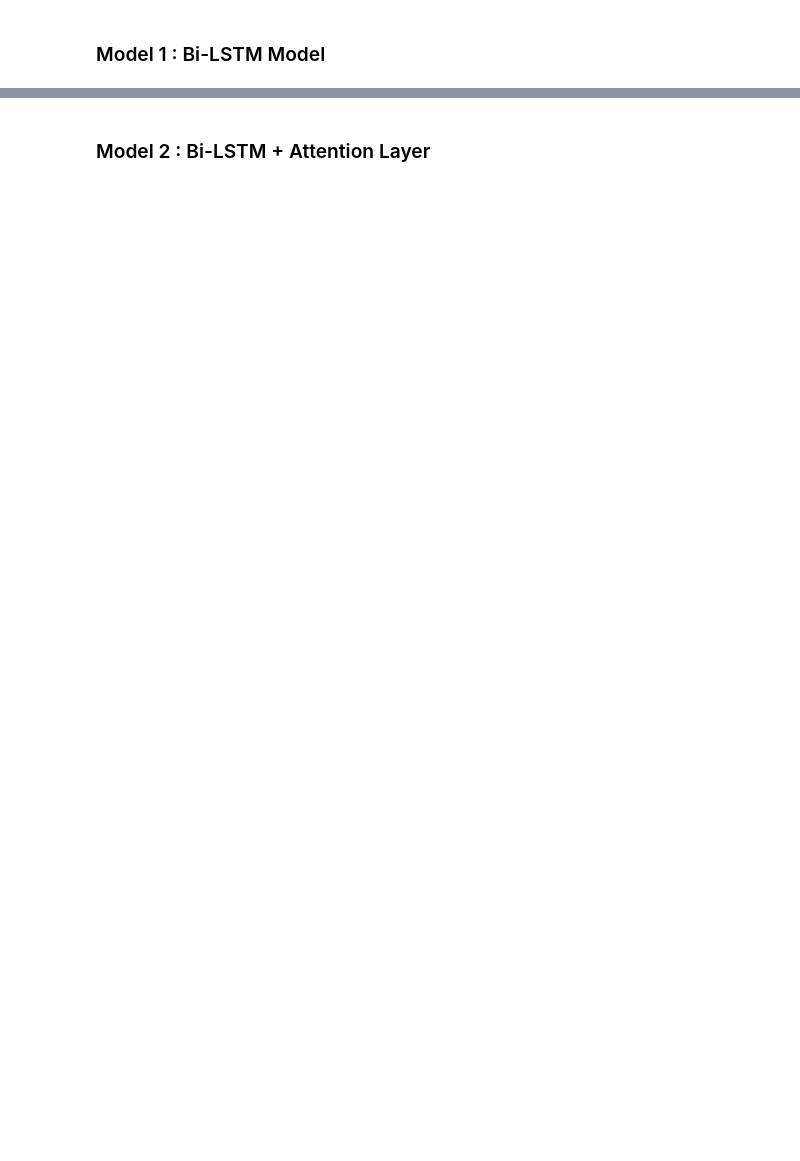
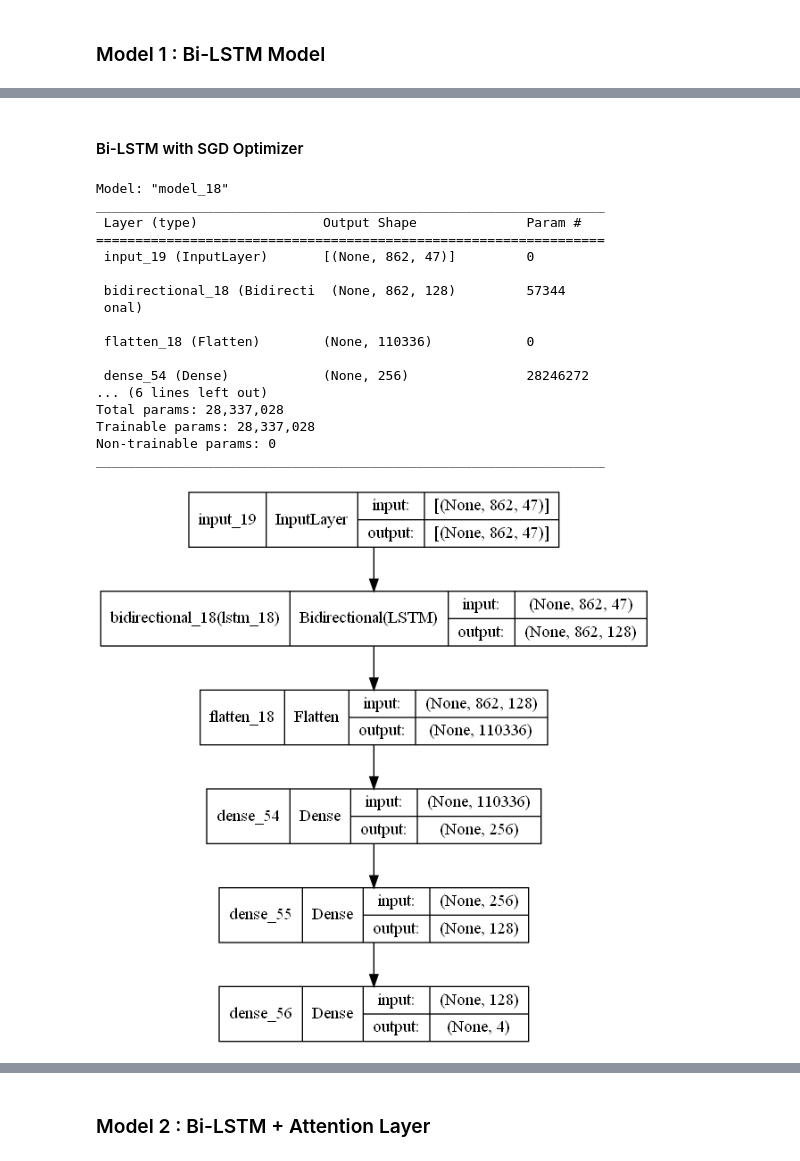
Before and after one commit to yashmaniya0/Respiratory-Sound-Classification-with-BiGRU-and-BiLSTMs, a Jupyter notebook: respiratory_sound_classification.ipynb, the cells around one changed output, grey strips where cells are left out. Saved outputs shown, nothing was run; the diff lists cells and outputs as text; code cells hidden in the pictures; blank space fills up the shorter version.

```diff
--- a/respiratory_sound_classification.ipynb
+++ b/respiratory_sound_classification.ipynb
@@ -297,0 +300,34 @@ _________________________________________________________________
+# %% [markdown]
+#### Bi-LSTM with SGD Optimizer
+# %%
+input1 = tf.keras.Input(shape=(862,47))
+x1 = tf.keras.layers.Bidirectional(tf.keras.layers.LSTM(64,input_shape=(None,862,47),return_sequences=True, dropout=0.005,recurrent_dropout=0.001))(input1)
+x2 = tf.keras.layers.Flatten()(x1)
+x3 = tf.keras.layers.Dense(256, activation="relu")(x2)
+x5 = tf.keras.layers.Dense(128, activation="relu")(x3)
+output1 = tf.keras.layers.Dense(4, activation="softmax")(x5)
+model1_SGD =keras.Model(inputs=input1, outputs=[output1])
+
+model1_SGD.compile(loss='CategoricalCrossentropy', optimizer=tf.keras.optimizers.SGD(0.0005), metrics=['accuracy'])
+model1_SGD.summary()
+
+tf.keras.utils.plot_model(model1_SGD, "./model_imgs/model1_SGD.png",show_shapes=True)
+# %% [output]
+Model: "model_18"
+_________________________________________________________________
+ Layer (type)                Output Shape              Param #
+=================================================================
+ input_19 (InputLayer)       [(None, 862, 47)]         0
+
+ bidirectional_18 (Bidirecti  (None, 862, 128)         57344
+ onal)
+
+ flatten_18 (Flatten)        (None, 110336)            0
+
+ dense_54 (Dense)            (None, 256)               28246272
+... (6 lines left out)
+Total params: 28,337,028
+Trainable params: 28,337,028
+Non-trainable params: 0
+_________________________________________________________________
+[figure, added]
```
Also changed, not shown: parts of 55 cells of this notebook.
